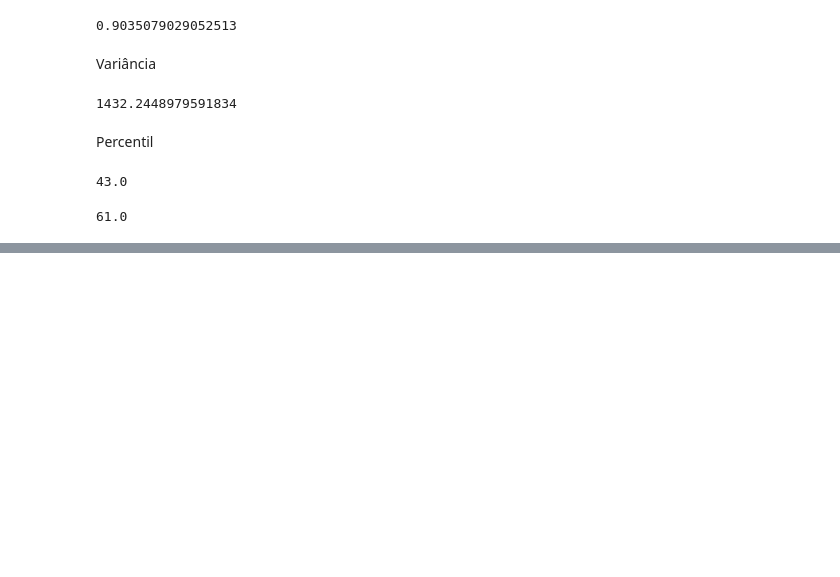
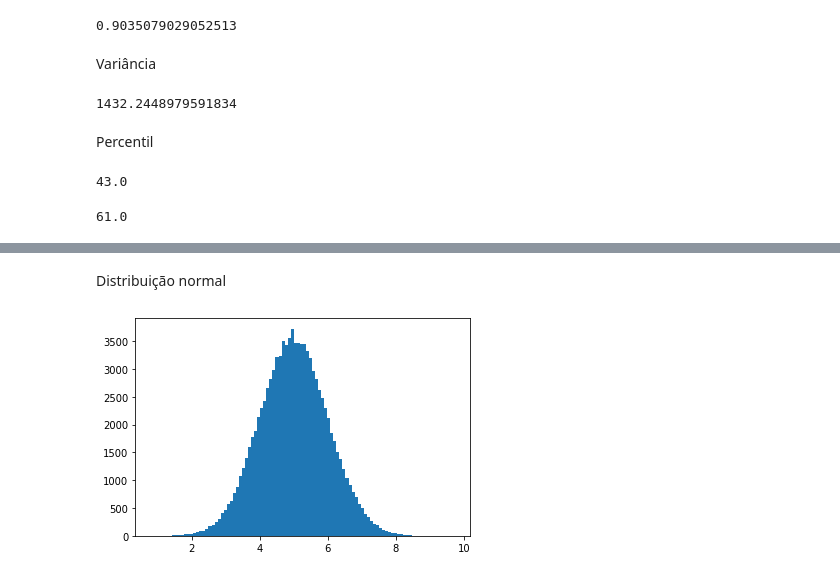
Before and after one commit to batista7557/Estatistica-basica-e-machine-learning, a Jupyter notebook: Machine_Learning.ipynb, the cells around one changed output, grey strips where cells are left out. Drawn from its saved outputs; the diff is of its cells as text; code cells hidden in the pictures; blank space fills up the shorter version.

```diff
--- a/Machine_Learning.ipynb
+++ b/Machine_Learning.ipynb
@@ -63,0 +98,10 @@ print(percentil90)
+# %% [markdown]
+Distribuição normal
+# %%
+#Se concentra em determinado valor
+dataset = numpy.random.normal(5.0, 1.0, 100000)
+
+plt.hist(dataset, 100)
+plt.show()
+# %% [output]
+[figure, added]
```
Also changed, not shown: parts of 34 cells of this notebook.
